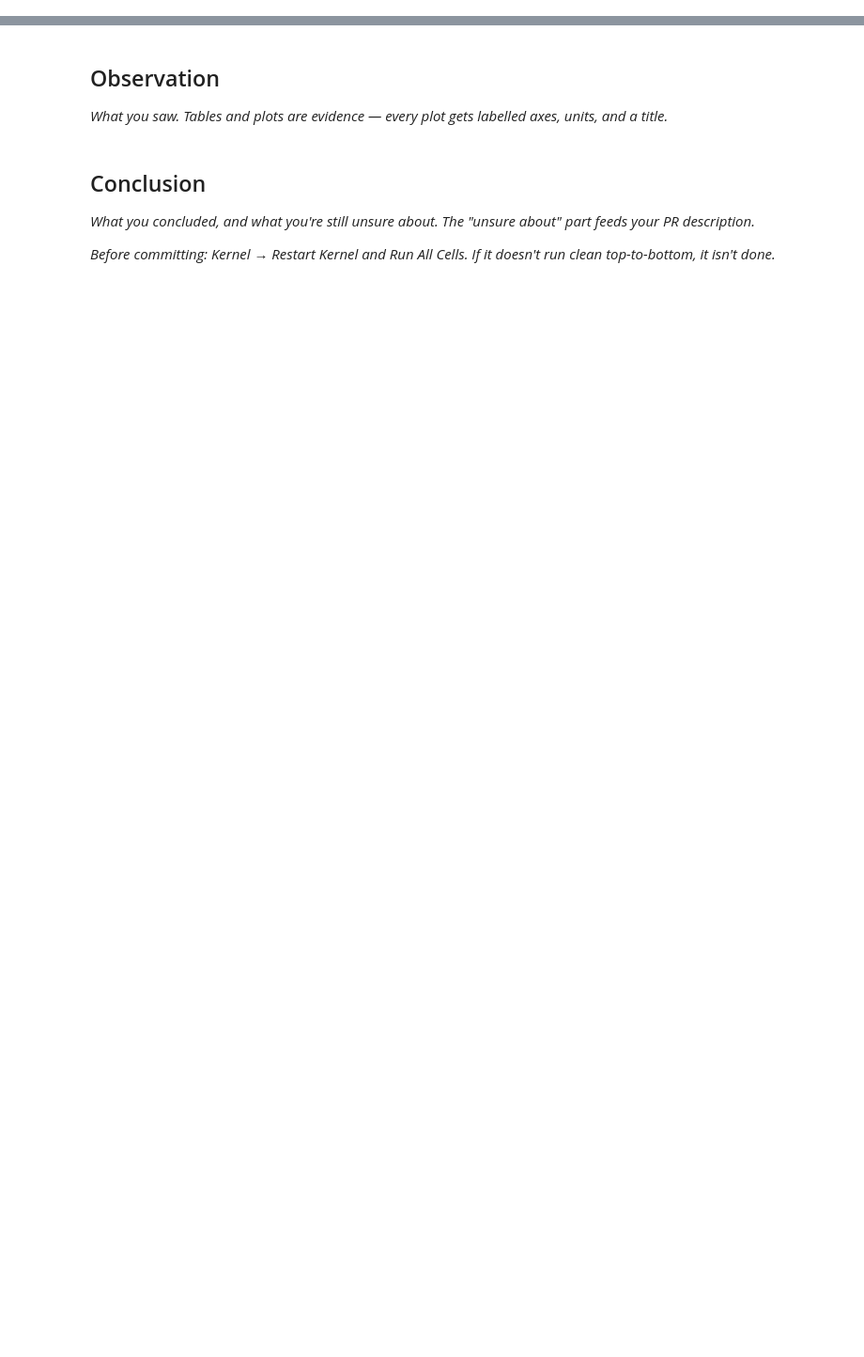
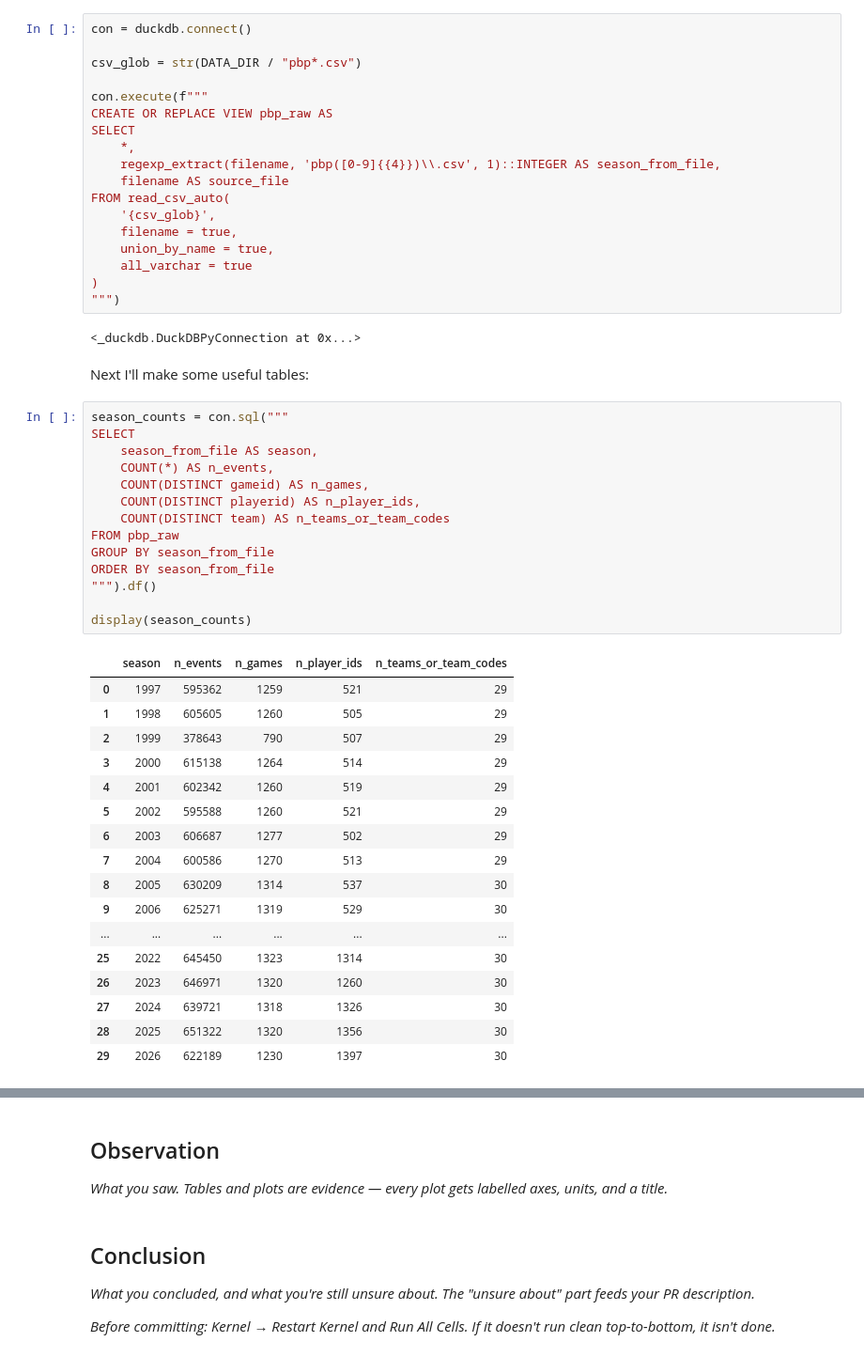
Before and after one commit to davidelbert/nba_teaching_repo, a Jupyter notebook: notebooks/01-Load-Data.ipynb, the cells around one changed output, grey strips where cells are left out. Shown at 94% size. Drawn from its saved outputs; the diff is of its cells as text; blank space fills up the shorter version.

Commit message:
updated notebooks with DuckDB tables

```diff
--- a/notebooks/01-Load-Data.ipynb
+++ b/notebooks/01-Load-Data.ipynb
@@ -53,0 +141,54 @@ _What you did, in plain language: which data, what steps, what assumptions. A re
+# %%
+con = duckdb.connect()
+
+csv_glob = str(DATA_DIR / "pbp*.csv")
+
+con.execute(f"""
+CREATE OR REPLACE VIEW pbp_raw AS
+SELECT
+    *,
+    regexp_extract(filename, 'pbp([0-9]{{4}})\\.csv', 1)::INTEGER AS season_from_file,
+    filename AS source_file
+FROM read_csv_auto(
+    '{csv_glob}',
+    filename = true,
+    union_by_name = true,
+    all_varchar = true
+)
+""")
+# %% [output]
+<_duckdb.DuckDBPyConnection at 0x...>
+# %% [markdown]
+Next I'll make some useful tables:
+# %%
+season_counts = con.sql("""
+SELECT
+    season_from_file AS season,
+    COUNT(*) AS n_events,
+    COUNT(DISTINCT gameid) AS n_games,
+    COUNT(DISTINCT playerid) AS n_player_ids,
+    COUNT(DISTINCT team) AS n_teams_or_team_codes
+FROM pbp_raw
+GROUP BY season_from_file
+ORDER BY season_from_file
+""").df()
+
+display(season_counts)
+# %% [output]
+|  | season | n_events | n_games | n_player_ids | n_teams_or_team_codes |
+| 0 | 1997 | 595362 | 1259 | 521 | 29 |
+| 1 | 1998 | 605605 | 1260 | 505 | 29 |
+| 2 | 1999 | 378643 | 790 | 507 | 29 |
+| 3 | 2000 | 615138 | 1264 | 514 | 29 |
+| 4 | 2001 | 602342 | 1260 | 519 | 29 |
+| 5 | 2002 | 595588 | 1260 | 521 | 29 |
+| 6 | 2003 | 606687 | 1277 | 502 | 29 |
+| 7 | 2004 | 600586 | 1270 | 513 | 29 |
+| 8 | 2005 | 630209 | 1314 | 537 | 30 |
+| 9 | 2006 | 625271 | 1319 | 529 | 30 |
+| ... | ... | ... | ... | ... | ... |
+| 25 | 2022 | 645450 | 1323 | 1314 | 30 |
+| 26 | 2023 | 646971 | 1320 | 1260 | 30 |
+| 27 | 2024 | 639721 | 1318 | 1326 | 30 |
+| 28 | 2025 | 651322 | 1320 | 1356 | 30 |
+| 29 | 2026 | 622189 | 1230 | 1397 | 30 |
```
Also changed, not shown: parts of 14 cells of this notebook, 1 other file.
